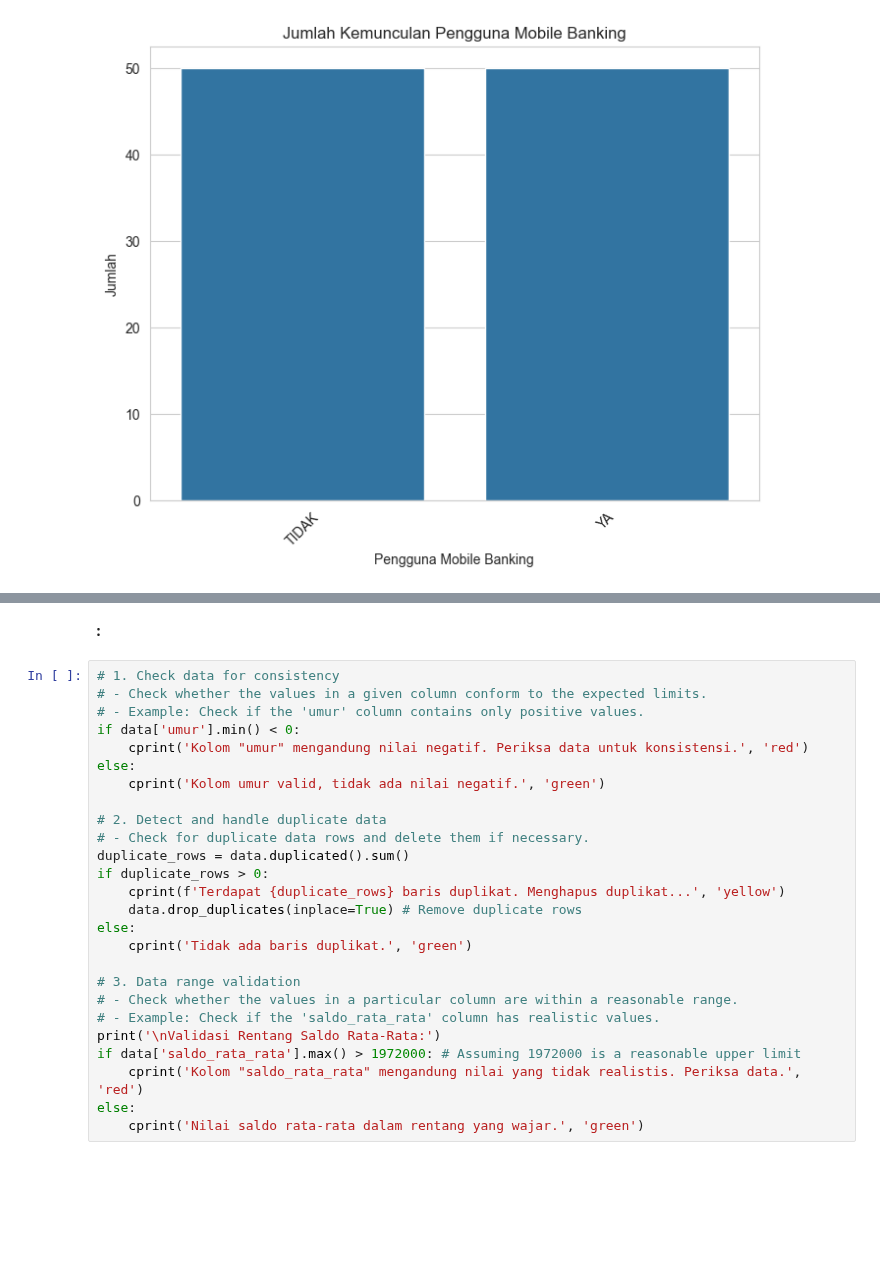
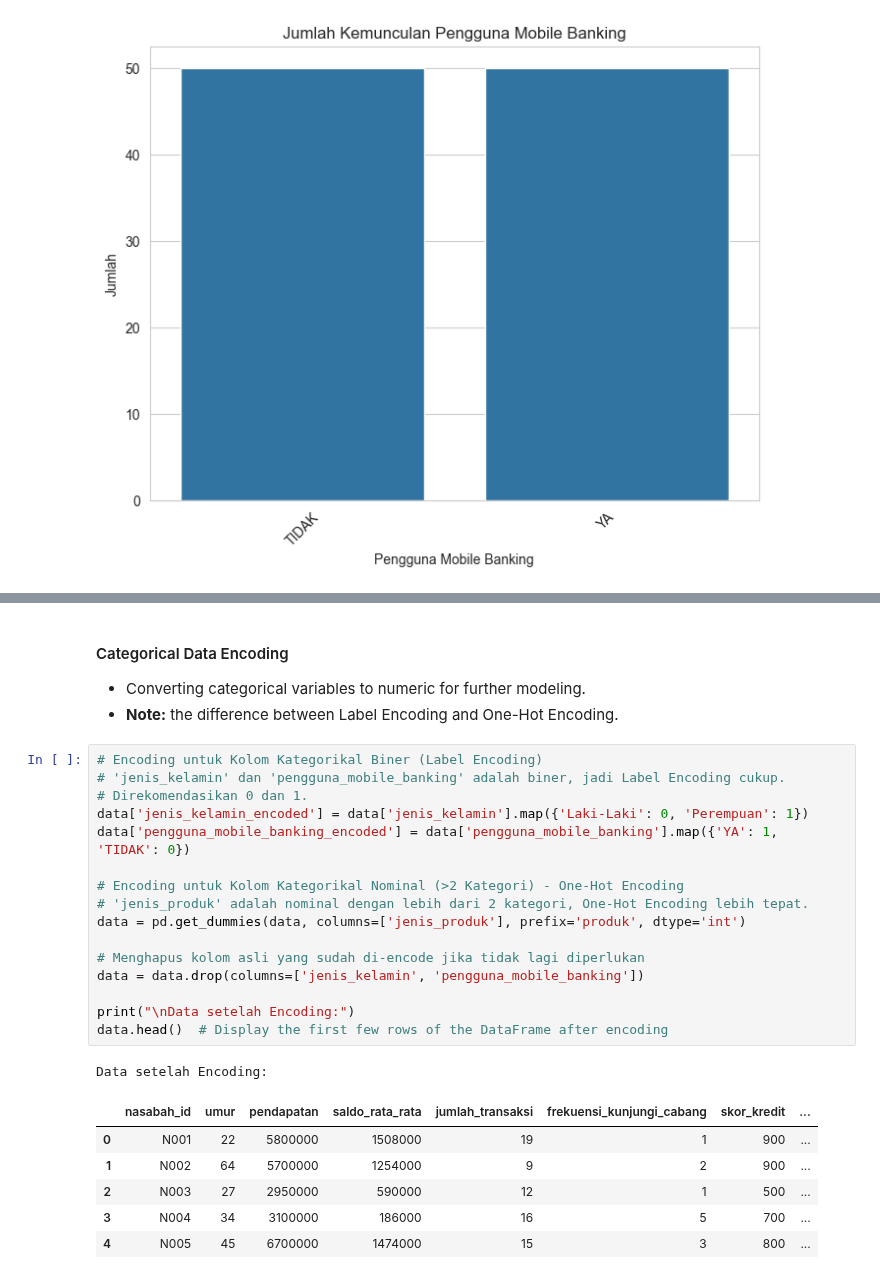
Before and after one commit to ekovegeance/datascience-nb, a Jupyter notebook: data-screening.ipynb, the cells around one changed output, grey strips where cells are left out. Saved outputs shown, nothing was run; the diff lists cells and outputs as text; blank space fills up the shorter version.

```diff
--- a/data-screening.ipynb
+++ b/data-screening.ipynb
@@ -210,28 +195,28 @@ Distribusi Jenis Kelamin:
-# %% [markdown]
-**:**
-# %%
-# 1. Check data for consistency
-# - Check whether the values in a given column conform to the expected limits.
-# - Example: Check if the 'umur' column contains only positive values.
-if data['umur'].min() < 0:
-    cprint('Kolom "umur" mengandung nilai negatif. Periksa data untuk konsistensi.', 'red')
-else:
-    cprint('Kolom umur valid, tidak ada nilai negatif.', 'green')
-
-# 2. Detect and handle duplicate data
-# - Check for duplicate data rows and delete them if necessary.
-duplicate_rows = data.duplicated().sum()
-if duplicate_rows > 0:
-    cprint(f'Terdapat {duplicate_rows} baris duplikat. Menghapus duplikat...', 'yellow')
-    data.drop_duplicates(inplace=True) # Remove duplicate rows
-else:
-    cprint('Tidak ada baris duplikat.', 'green')
-
-# 3. Data range validation
-# - Check whether the values in a particular column are within a reasonable range.
-# - Example: Check if the 'saldo_rata_rata' column has realistic values.
-print('\nValidasi Rentang Saldo Rata-Rata:')
-if data['saldo_rata_rata'].max() > 1972000: # Assuming 1972000 is a reasonable upper limit
-    cprint('Kolom "saldo_rata_rata" mengandung nilai yang tidak realistis. Periksa data.', 'red')
-else:
-    cprint('Nilai saldo rata-rata dalam rentang yang wajar.', 'green')
+# %% [markdown]
+#### Categorical Data Encoding
+- Converting categorical variables to numeric for further modeling.
+- **Note:** the difference between Label Encoding and One-Hot Encoding.
+# %%
+# Encoding untuk Kolom Kategorikal Biner (Label Encoding)
+# 'jenis_kelamin' dan 'pengguna_mobile_banking' adalah biner, jadi Label Encoding cukup.
+# Direkomendasikan 0 dan 1.
+data['jenis_kelamin_encoded'] = data['jenis_kelamin'].map({'Laki-Laki': 0, 'Perempuan': 1})
+data['pengguna_mobile_banking_encoded'] = data['pengguna_mobile_banking'].map({'YA': 1, 'TIDAK': 0})
+
+# Encoding untuk Kolom Kategorikal Nominal (>2 Kategori) - One-Hot Encoding
+# 'jenis_produk' adalah nominal dengan lebih dari 2 kategori, One-Hot Encoding lebih tepat.
+data = pd.get_dummies(data, columns=['jenis_produk'], prefix='produk', dtype='int')
+
+# Menghapus kolom asli yang sudah di-encode jika tidak lagi diperlukan
+data = data.drop(columns=['jenis_kelamin', 'pengguna_mobile_banking'])
+
+print("\nData setelah Encoding:")
+data.head()  # Display the first few rows of the DataFrame after encoding
+# %% [output]
+Data setelah Encoding:
+|  | nasabah_id | umur | pendapatan | saldo_rata_rata | jumlah_transaksi | frekuensi_kunjungi_cabang | skor_kredit | ... |
+| 0 | N001 | 22 | 5800000 | 1508000 | 19 | 1 | 900 | ... |
+| 1 | N002 | 64 | 5700000 | 1254000 | 9 | 2 | 900 | ... |
+| 2 | N003 | 27 | 2950000 | 590000 | 12 | 1 | 500 | ... |
+| 3 | N004 | 34 | 3100000 | 186000 | 16 | 5 | 700 | ... |
+| 4 | N005 | 45 | 6700000 | 1474000 | 15 | 3 | 800 | ... |
```
Also changed, not shown: parts of 9 cells of this notebook, 1 other file.
